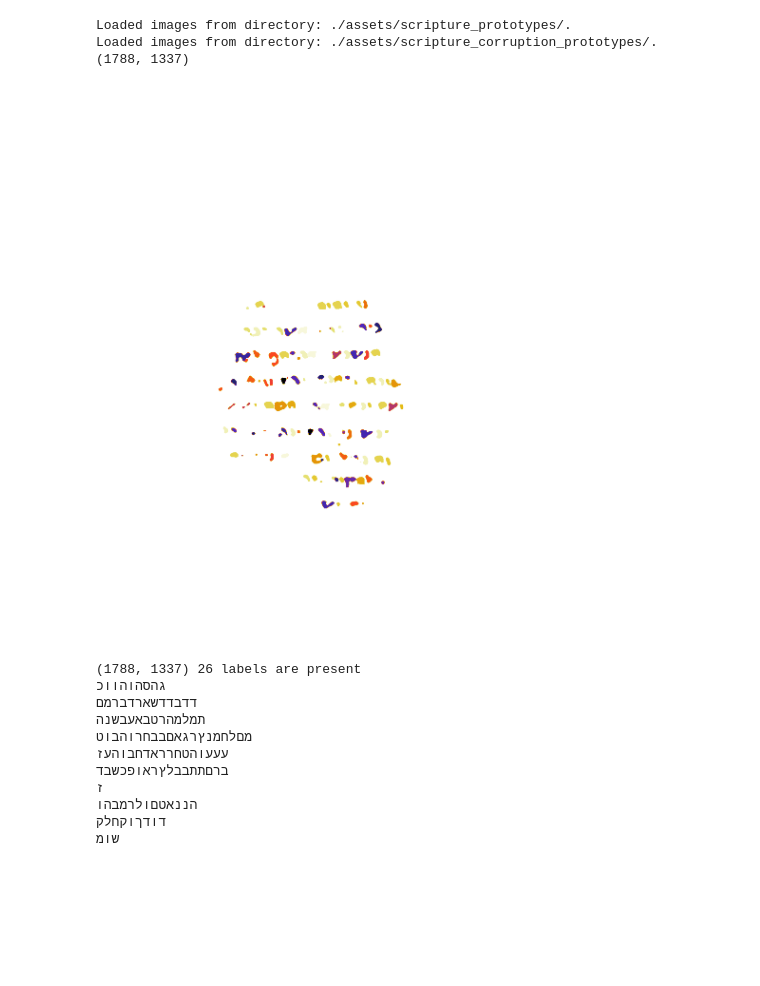
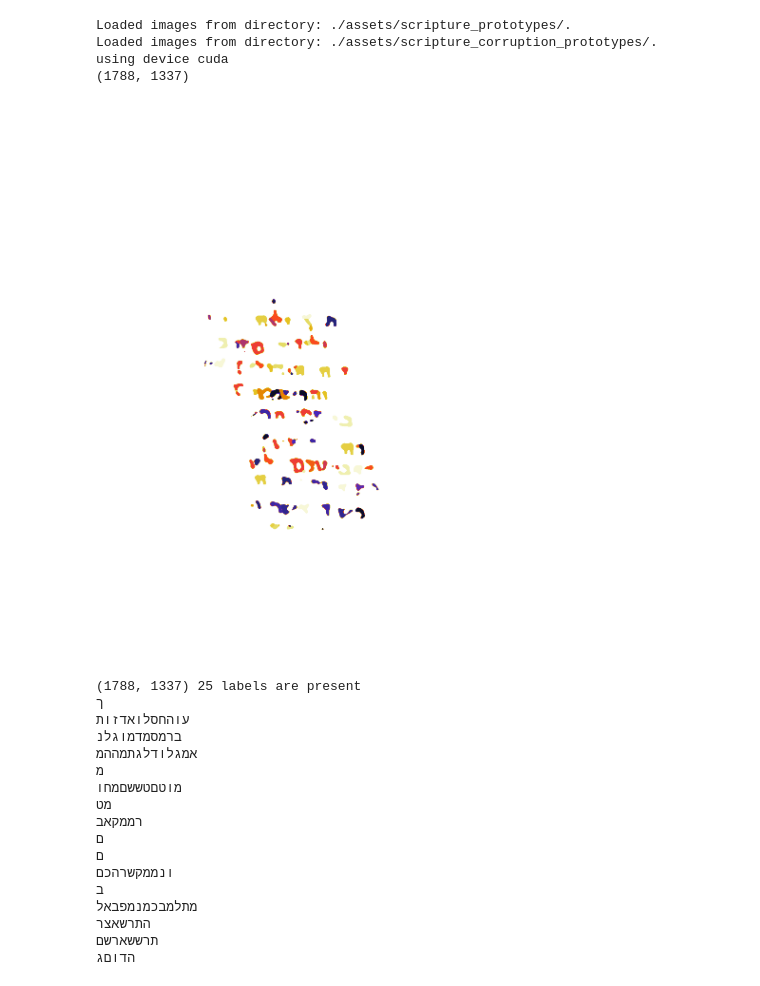
Before and after one commit to mormoassaf/rug-hr, a Jupyter notebook: experiments/dss_eval.ipynb, the cells around one changed output. Cells and saved outputs as stored; diff of their text form; code cells hidden in the pictures; blank space fills up the shorter version.

```diff
--- a/experiments/dss_eval.ipynb
+++ b/experiments/dss_eval.ipynb
@@ -19,42 +22,52 @@ c:\Users\mo\Documents\Organisations\RUG\rug-hr
 # %%
 from modules.dss import SegLMDSS
 from modules.dss.postprocessing import transcribe_image
 from modules.scripturize.utils.plot import show_labelled_manuscript
-import numpy as np
 
 device = "cuda" if torch.cuda.is_available() else "cpu"
+print(f"using device {device}")
 
 model = SegLMDSS().to(device)
 # model.load("./artifacts/hebrew_unetr.pt")
 model.load("./models/seglm-v1-256x256-dss.pt")
+sample_paths = glob("./datasets/image-data/*binarized*")
 # sample_path = "./datasets/image-data/P106-Fg002-R-C01-R01-binarized.jpg"
-sample_path = "./datasets/image-data/P168-Fg016-R-C01-R01-binarized.jpg"
+# sample_path = "./datasets/image-data/P168-Fg016-R-C01-R01-binarized.jpg"
 # sample_path = "./datasets/dss_corrupted/Mutated/manu_1.png"
+sample_path = np.random.choice(sample_paths)
+
 predictions = model.predict(im_path=sample_path)
 print(predictions.shape)
 
 np.save("output.npy", predictions)
 
 show_labelled_manuscript(predictions, interactive=False, random_crop_size=False)
 plt.show()
 
 transcription = transcribe_image(predictions)
 print(transcription)
 Image.fromarray(predictions.astype(np.int16)).save(
     f"./datasets/outputs/{np.random.randint(0, 1000)}.png")
 # %% [output]
 Loaded images from directory: ./assets/scripture_prototypes/.
 Loaded images from directory: ./assets/scripture_corruption_prototypes/.
+using device cuda
 (1788, 1337)
-[figure, old version]
+[figure, new version]
-(1788, 1337) 26 labels are present
-גהסהוהווכ
-דדבדדשארדברמם
-תמלמהרטבאעבשנה
-מםלחמנץרגאםבבחרוהבוט
-עעעוהטחרראדחבוהעז
-ברםתתבבלץראופכשבד
-ז
-הננאטםולרמבהו
-דודךוקחלק
-שומ
+(1788, 1337) 25 labels are present
+ך
+עוהחסלואדזות
+ברמסמדמוגלנ
+אמגלודלגתמההמ
+מ
+מוטםטששםמחו
+מט
+רממקאב
+ם
+ם
+ונממקשרהכם
+ב
+מתלמבכמנמפבאל
+התרשאצר
+תרששארשם
+הדוםג
```
Also changed, not shown: parts of 1 cell of this notebook, 5 other files.
